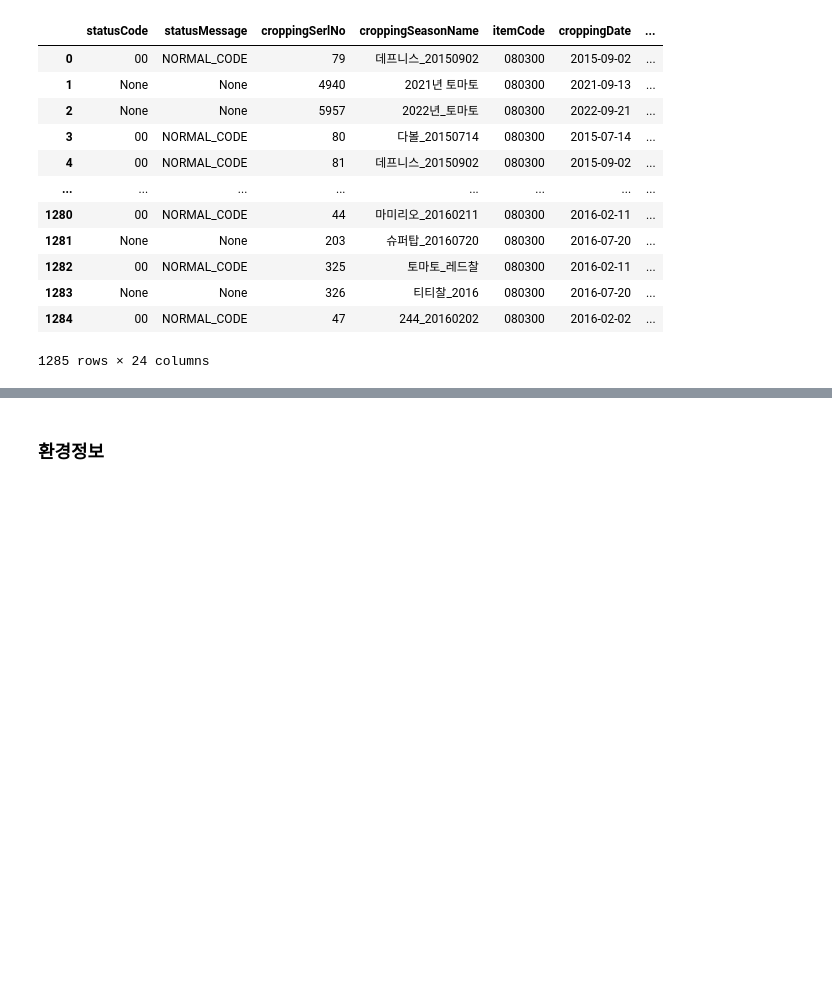
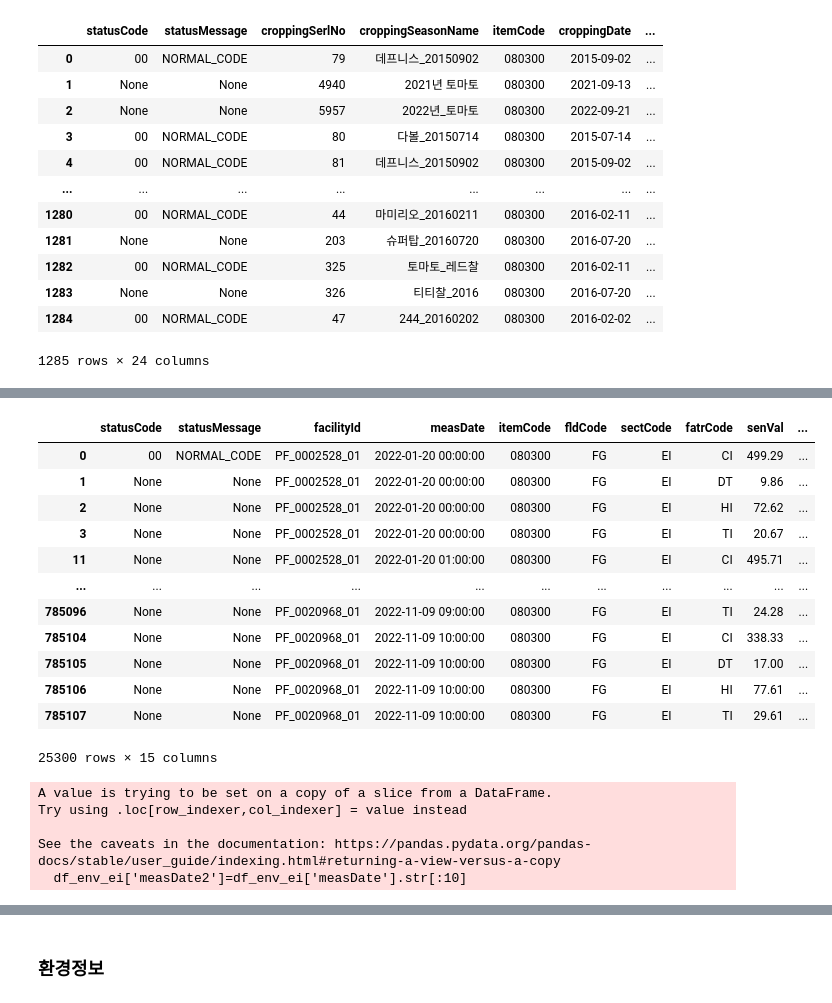
Before and after one commit to solarkim/FarmSol, a Jupyter notebook: smart farm datamart.ipynb, the cells around one changed output, grey strips where cells are left out. Drawn from its saved outputs; the diff is of its cells as text; code cells hidden in the pictures; blank space fills up the shorter version.

```diff
--- a/smart farm datamart.ipynb
+++ b/smart farm datamart.ipynb
@@ -199,0 +264,30 @@ df_cropping.to_excel(excel_writer='df_cropping.xlsx')
+# %%
+df_env_ei=df_temp.loc[(df_temp["itemCode"].str[:6]=="080300") & (df_temp["ymd"].str[:4]=="2022") & (df_temp["sectCode"]=="EI")]
+df_env_ei
+# %% [output]
+|  | statusCode | statusMessage | facilityId | measDate | itemCode | fldCode | sectCode | fatrCode | senVal | ... |
+| 0 | 00 | NORMAL_CODE | PF_0002528_01 | 2022-01-20 00:00:00 | 080300 | FG | EI | CI | 499.29 | ... |
+| 1 | None | None | PF_0002528_01 | 2022-01-20 00:00:00 | 080300 | FG | EI | DT | 9.86 | ... |
+| 2 | None | None | PF_0002528_01 | 2022-01-20 00:00:00 | 080300 | FG | EI | HI | 72.62 | ... |
+| 3 | None | None | PF_0002528_01 | 2022-01-20 00:00:00 | 080300 | FG | EI | TI | 20.67 | ... |
+| 11 | None | None | PF_0002528_01 | 2022-01-20 01:00:00 | 080300 | FG | EI | CI | 495.71 | ... |
+| ... | ... | ... | ... | ... | ... | ... | ... | ... | ... | ... |
+| 785096 | None | None | PF_0020968_01 | 2022-11-09 09:00:00 | 080300 | FG | EI | TI | 24.28 | ... |
+| 785104 | None | None | PF_0020968_01 | 2022-11-09 10:00:00 | 080300 | FG | EI | CI | 338.33 | ... |
+| 785105 | None | None | PF_0020968_01 | 2022-11-09 10:00:00 | 080300 | FG | EI | DT | 17.00 | ... |
+| 785106 | None | None | PF_0020968_01 | 2022-11-09 10:00:00 | 080300 | FG | EI | HI | 77.61 | ... |
+| 785107 | None | None | PF_0020968_01 | 2022-11-09 10:00:00 | 080300 | FG | EI | TI | 29.61 | ... |
+25300 rows × 15 columns
+# %%
+for i in df_env_ei.index:
+    try:
+        # df_env_ei['measDate2']=df_env_ei.loc[i,'measDate'].split(' ')[0]
+        df_env_ei['measDate2']=df_env_ei['measDate'].str[:10]
+    except AttributeError:
+        df_env_ei['measDate2']=None
+# %% [output]
+A value is trying to be set on a copy of a slice from a DataFrame.
+Try using .loc[row_indexer,col_indexer] = value instead
+
+See the caveats in the documentation: https://pandas.pydata.org/pandas-docs/stable/user_guide/indexing.html#returning-a-view-versus-a-copy
+  df_env_ei['measDate2']=df_env_ei['measDate'].str[:10]
```
Also changed, not shown: parts of 17 cells of this notebook, 1 other file.
